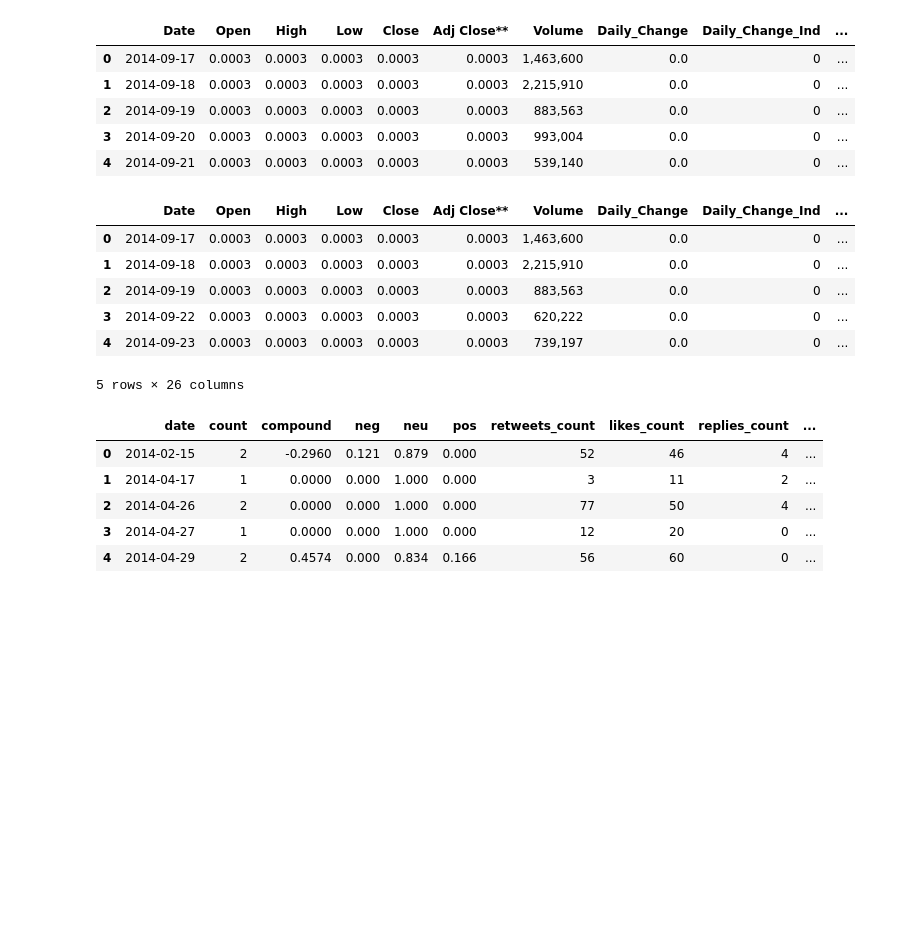
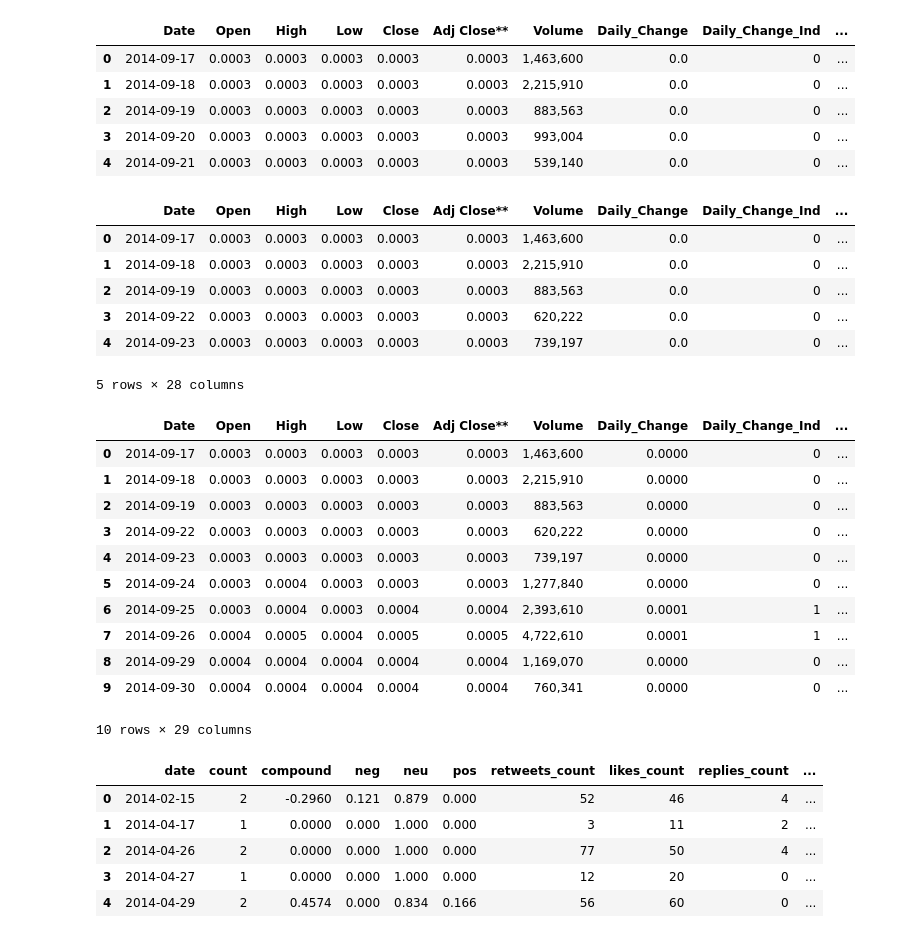
Before and after one commit to irsa-ashraf/Analysis-of-Indicators-on-Cryptocurrency-Prices, a Jupyter notebook: final_datasets/dogecoin_feature_engineering.ipynb, the cells around one changed output. Drawn from its saved outputs; the diff is of its cells as text; code cells hidden in the pictures; blank space fills up the shorter version.

Commit message:
fixed labels reran

```diff
--- a/final_datasets/dogecoin_feature_engineering.ipynb
+++ b/final_datasets/dogecoin_feature_engineering.ipynb
@@ -25,6 +36,10 @@ dogecoin.head()
 # %%
 # Create a daily change percent
 dogecoin['Daily_Change_Perc'] = dogecoin["Daily_Change"] / dogecoin["Open"]
+# %%
+# Weekly change
+dogecoin['Weekly_Change'] = dogecoin['Close'] - dogecoin['Open'].shift(7)
+dogecoin['Weekly_Change_Perc'] = dogecoin['Weekly_Change'] / dogecoin['Open'].shift(7)
 # %%
 # Re-add gold
 gold = pd.read_csv("../data/gold_modified.csv")
@@ -57,12 +72,26 @@ dogecoin.head()
 | 2 | 2014-09-19 | 0.0003 | 0.0003 | 0.0003 | 0.0003 | 0.0003 | 883,563 | 0.0 | 0 | ... |
 | 3 | 2014-09-22 | 0.0003 | 0.0003 | 0.0003 | 0.0003 | 0.0003 | 620,222 | 0.0 | 0 | ... |
 | 4 | 2014-09-23 | 0.0003 | 0.0003 | 0.0003 | 0.0003 | 0.0003 | 739,197 | 0.0 | 0 | ... |
-5 rows × 26 columns
+5 rows × 28 columns
 # %%
 dogecoin = dogecoin.rename(columns={'Close/Last': 'Close/Last_Gold', 'Increased': "Increased_Gold"})
 # %%
 # set y label
-dogecoin["label"] = dogecoin["Daily_Change_Ind"].shift(1)
+dogecoin["label"] = dogecoin["Daily_Change_Ind"].shift(-1)
+dogecoin.head(10)
+# %% [output]
+|  | Date | Open | High | Low | Close | Adj Close** | Volume | Daily_Change | Daily_Change_Ind | ... |
+| 0 | 2014-09-17 | 0.0003 | 0.0003 | 0.0003 | 0.0003 | 0.0003 | 1,463,600 | 0.0000 | 0 | ... |
+| 1 | 2014-09-18 | 0.0003 | 0.0003 | 0.0003 | 0.0003 | 0.0003 | 2,215,910 | 0.0000 | 0 | ... |
+| 2 | 2014-09-19 | 0.0003 | 0.0003 | 0.0003 | 0.0003 | 0.0003 | 883,563 | 0.0000 | 0 | ... |
+| 3 | 2014-09-22 | 0.0003 | 0.0003 | 0.0003 | 0.0003 | 0.0003 | 620,222 | 0.0000 | 0 | ... |
+| 4 | 2014-09-23 | 0.0003 | 0.0003 | 0.0003 | 0.0003 | 0.0003 | 739,197 | 0.0000 | 0 | ... |
+| 5 | 2014-09-24 | 0.0003 | 0.0004 | 0.0003 | 0.0003 | 0.0003 | 1,277,840 | 0.0000 | 0 | ... |
+| 6 | 2014-09-25 | 0.0003 | 0.0004 | 0.0003 | 0.0004 | 0.0004 | 2,393,610 | 0.0001 | 1 | ... |
+| 7 | 2014-09-26 | 0.0004 | 0.0005 | 0.0004 | 0.0005 | 0.0005 | 4,722,610 | 0.0001 | 1 | ... |
+| 8 | 2014-09-29 | 0.0004 | 0.0004 | 0.0004 | 0.0004 | 0.0004 | 1,169,070 | 0.0000 | 0 | ... |
+| 9 | 2014-09-30 | 0.0004 | 0.0004 | 0.0004 | 0.0004 | 0.0004 | 760,341 | 0.0000 | 0 | ... |
+10 rows × 29 columns
 # %%
 tweets = pd.read_csv('../data/dogecoin_daily_tweets.csv')
 # %%
```
Also changed, not shown: parts of 6 cells of this notebook, 7 other files.
